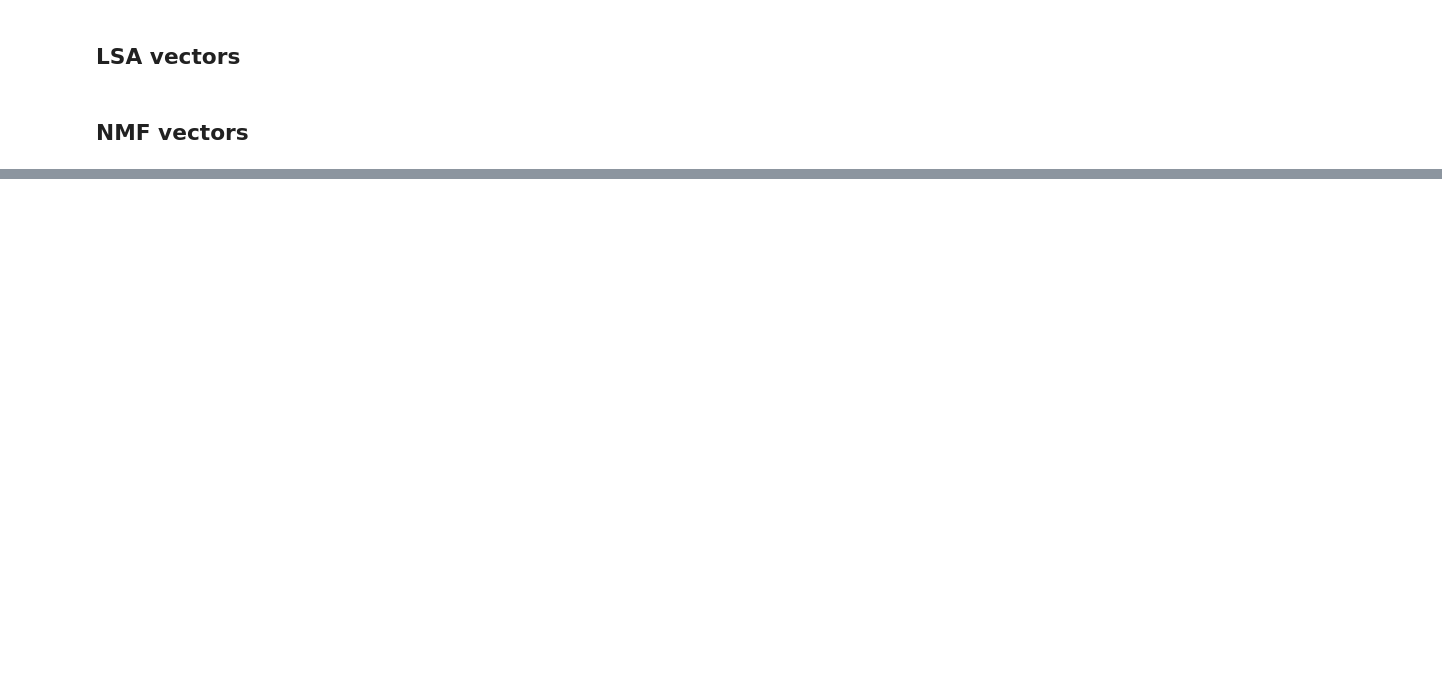
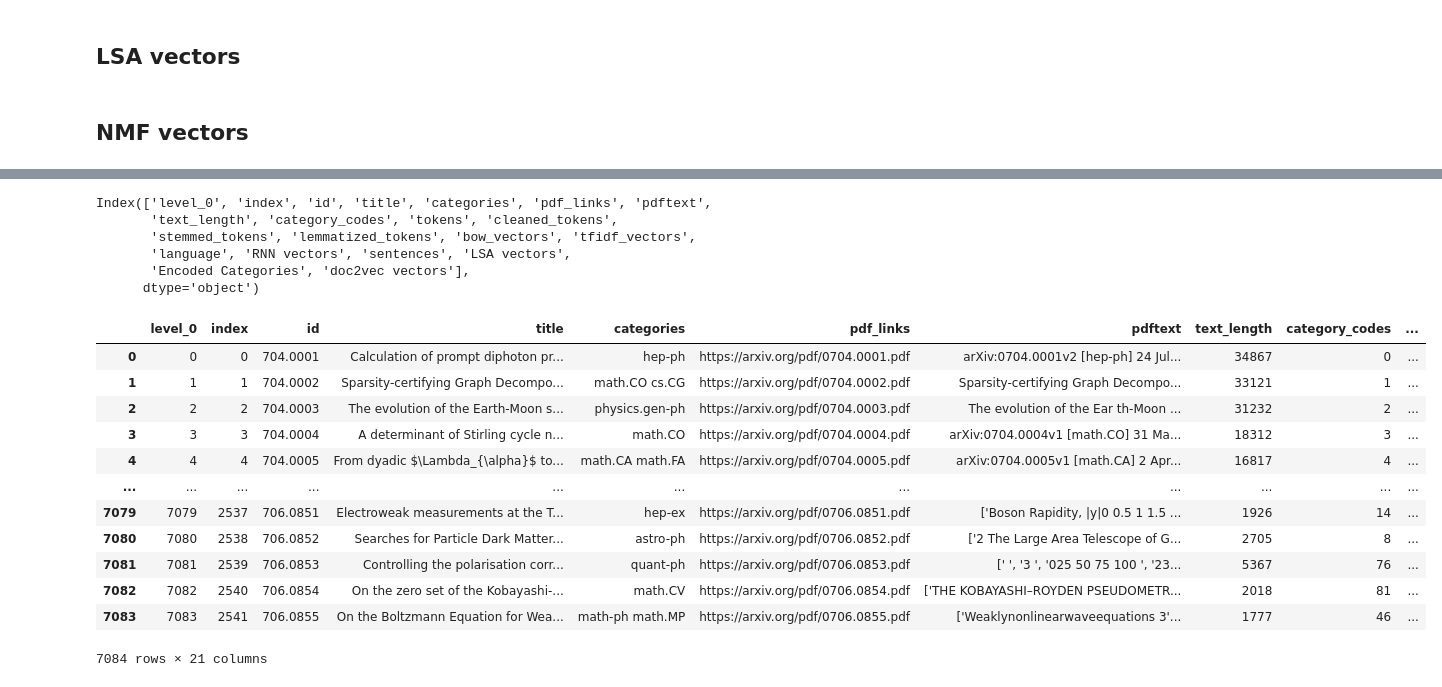
Before and after one commit to nimanshijha/PDF_vector_embeddings, a Jupyter notebook: submission.ipynb, the cells around one changed output, grey strips where cells are left out. Drawn from its saved outputs; the diff is of its cells as text; code cells hidden in the pictures; blank space fills up the shorter version.

```diff
--- a/submission.ipynb
+++ b/submission.ipynb
@@ -853,0 +1253,21 @@ print(f"F1-score: {f1score_nmf}")
+# %%
+#doc2vec
+import numpy as np
+import gensim
+
+def doc2vec(documents):
+
+    #documents = ['this is the first document',             'this document is the second document',             'and this is the third one',             'is this the first document']
+
+    tagged_documents = [gensim.models.doc2vec.TaggedDocument(doc.split(), [i]) for i, doc in enumerate(documents)]
+
+    model = gensim.models.Doc2Vec(tagged_documents, vector_size=100, window=5, min_count=1, workers=4)
+
+    doc_vectors = model.docvecs
+
+    # You can get the vector representation of a document using the following command
+
+    return np.array(doc_vectors).flatten()
+
+
+#df['doc2vec vectors']=df['sentences'].apply(doc2vec)
@@ -853,0 +1301,11 @@ print(f"F1-score: {f1score_nmf}")
+# %%
+import numpy as np
+import gensim
+
+def doc2vec(documents):
+    tagged_documents = [gensim.models.doc2vec.TaggedDocument(doc.split(), [i]) for i, doc in enumerate(documents)]
+    model = gensim.models.Doc2Vec(tagged_documents, vector_size=100, window=5, min_count=1, workers=4)
+    doc_vectors = [model.infer_vector(doc.split()) for doc in documents]
+    return np.array(doc_vectors).flatten()
+# %%
+df['doc2vec vectors']=df['sentences'].apply(doc2vec)
@@ -853,0 +1340,15 @@ print(f"F1-score: {f1score_nmf}")
+# %%
+df.columns
+# %% [output]
+Index(['level_0', 'index', 'id', 'title', 'categories', 'pdf_links', 'pdftext',
+       'text_length', 'category_codes', 'tokens', 'cleaned_tokens',
+       'stemmed_tokens', 'lemmatized_tokens', 'bow_vectors', 'tfidf_vectors',
+       'language', 'RNN vectors', 'sentences', 'LSA vectors',
+       'Encoded Categories', 'doc2vec vectors'],
+      dtype='object')
+# %%
+df=df[[ 'id', 'title', 'categories','Encoded Categories', 'pdf_links', 'pdftext',
+       'text_length', 'tokens', 'cleaned_tokens',
+       'stemmed_tokens', 'lemmatized_tokens', 'sentences',
+       'language', 'RNN vectors',  'LSA vectors'
+       , 'doc2vec vectors']]
@@ -853,0 +1359,16 @@ print(f"F1-score: {f1score_nmf}")
+# %%
+df
+# %% [output]
+|  | level_0 | index | id | title | categories | pdf_links | pdftext | text_length | category_codes | ... |
+| 0 | 0 | 0 | 704.0001 | Calculation of prompt diphoton pr... | hep-ph | https://arxiv.org/pdf/0704.0001.pdf | arXiv:0704.0001v2 [hep-ph] 24 Jul... | 34867 | 0 | ... |
+| 1 | 1 | 1 | 704.0002 | Sparsity-certifying Graph Decompo... | math.CO cs.CG | https://arxiv.org/pdf/0704.0002.pdf | Sparsity-certifying Graph Decompo... | 33121 | 1 | ... |
+| 2 | 2 | 2 | 704.0003 | The evolution of the Earth-Moon s... | physics.gen-ph | https://arxiv.org/pdf/0704.0003.pdf | The evolution of the Ear th-Moon ... | 31232 | 2 | ... |
+| 3 | 3 | 3 | 704.0004 | A determinant of Stirling cycle n... | math.CO | https://arxiv.org/pdf/0704.0004.pdf | arXiv:0704.0004v1 [math.CO] 31 Ma... | 18312 | 3 | ... |
+| 4 | 4 | 4 | 704.0005 | From dyadic $\Lambda_{\alpha}$ to... | math.CA math.FA | https://arxiv.org/pdf/0704.0005.pdf | arXiv:0704.0005v1 [math.CA] 2 Apr... | 16817 | 4 | ... |
+| ... | ... | ... | ... | ... | ... | ... | ... | ... | ... | ... |
+| 7079 | 7079 | 2537 | 706.0851 | Electroweak measurements at the T... | hep-ex | https://arxiv.org/pdf/0706.0851.pdf | ['Boson Rapidity, |y|0 0.5 1 1.5 ... | 1926 | 14 | ... |
+| 7080 | 7080 | 2538 | 706.0852 | Searches for Particle Dark Matter... | astro-ph | https://arxiv.org/pdf/0706.0852.pdf | ['2 The Large Area Telescope of G... | 2705 | 8 | ... |
+| 7081 | 7081 | 2539 | 706.0853 | Controlling the polarisation corr... | quant-ph | https://arxiv.org/pdf/0706.0853.pdf | [' ', '3 ', '025 50 75 100 ', '23... | 5367 | 76 | ... |
+| 7082 | 7082 | 2540 | 706.0854 | On the zero set of the Kobayashi-... | math.CV | https://arxiv.org/pdf/0706.0854.pdf | ['THE KOBAYASHI–ROYDEN PSEUDOMETR... | 2018 | 81 | ... |
+| 7083 | 7083 | 2541 | 706.0855 | On the Boltzmann Equation for Wea... | math-ph math.MP | https://arxiv.org/pdf/0706.0855.pdf | ['Weaklynonlinearwaveequations 3'... | 1777 | 46 | ... |
+7084 rows × 21 columns
```
Also changed, not shown: parts of 38 cells of this notebook.
